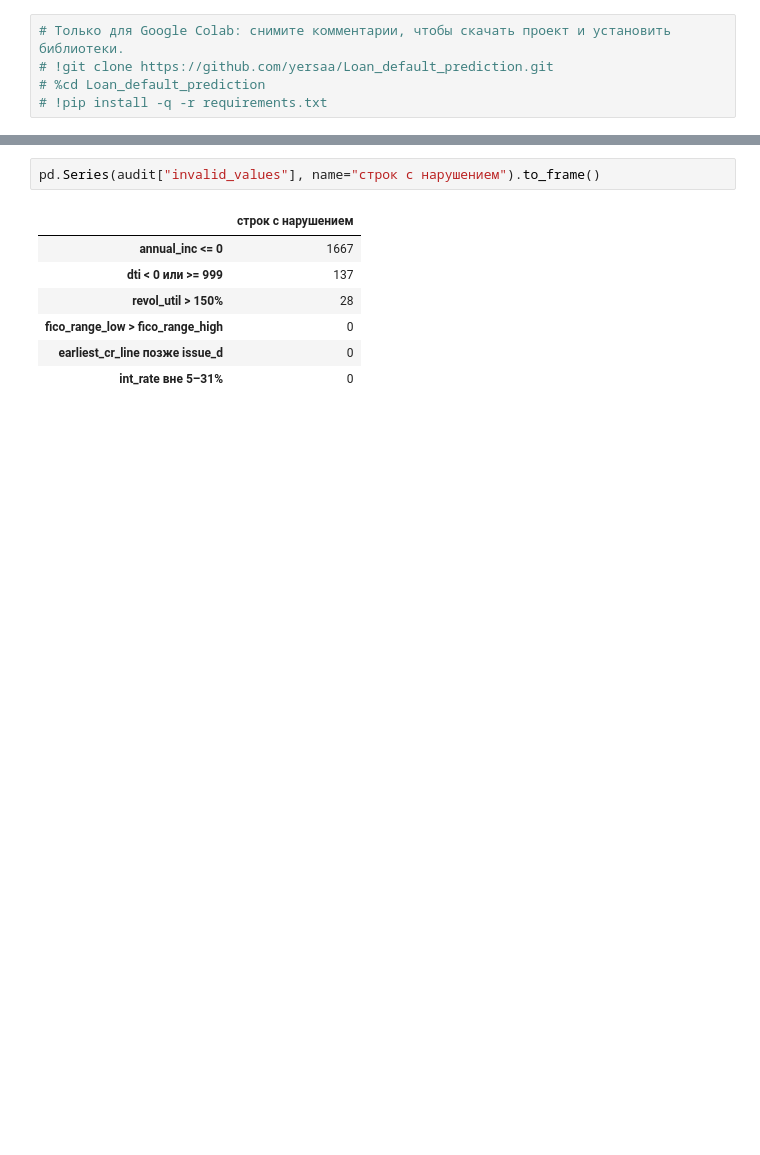
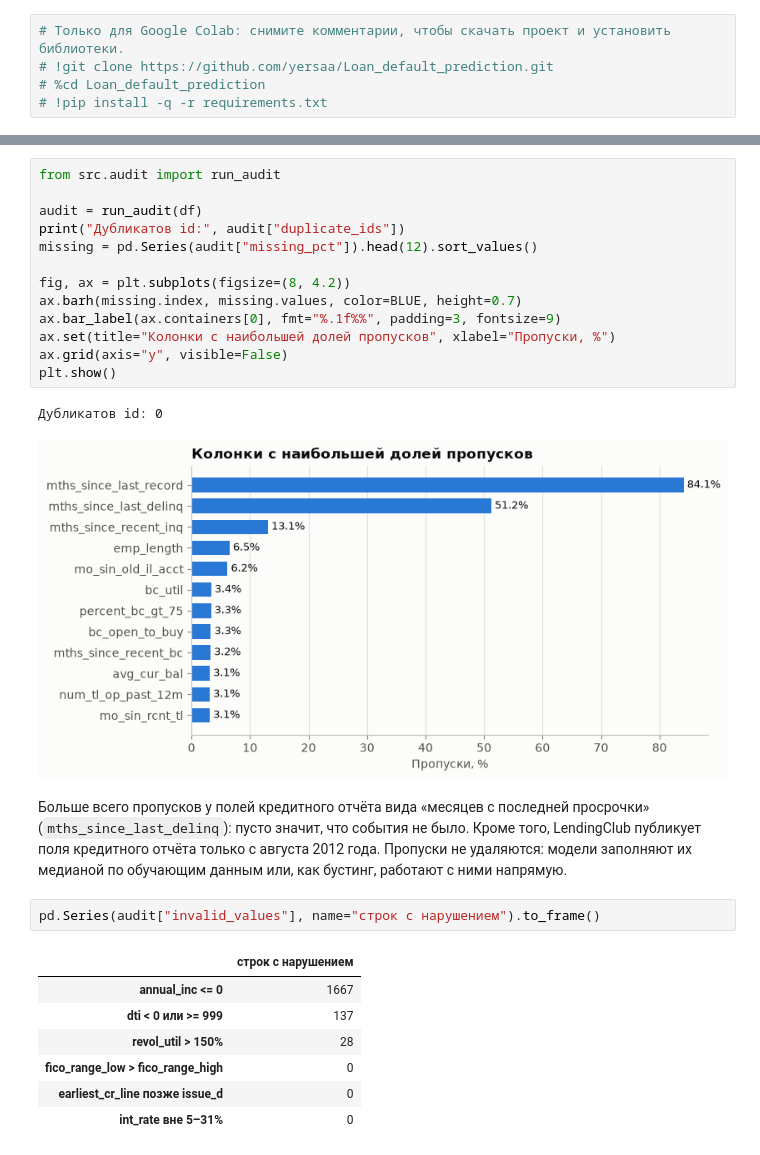
Before and after one commit to yersaa/Loan_default_prediction, a Jupyter notebook: project_walkthrough.ipynb, the cells around one changed output, grey strips where cells are left out. Cells and saved outputs as stored; diff of their text form; blank space fills up the shorter version.

```diff
--- a/project_walkthrough.ipynb
+++ b/project_walkthrough.ipynb
@@ -152,3 +165,23 @@ pd.Series(audit["missing_pct"], name="пропуски, %").head(10).to_frame()
+# %%
+from src.audit import run_audit
+
+audit = run_audit(df)
+print("Дубликатов id:", audit["duplicate_ids"])
+missing = pd.Series(audit["missing_pct"]).head(12).sort_values()
+
+fig, ax = plt.subplots(figsize=(8, 4.2))
+ax.barh(missing.index, missing.values, color=BLUE, height=0.7)
+ax.bar_label(ax.containers[0], fmt="%.1f%%", padding=3, fontsize=9)
+ax.set(title="Колонки с наибольшей долей пропусков", xlabel="Пропуски, %")
+ax.grid(axis="y", visible=False)
+plt.show()
+# %% [output]
+Дубликатов id: 0
+[figure, added]
+# %% [markdown]
+Больше всего пропусков у полей кредитного отчёта вида «месяцев с последней просрочки» (`mths_since_last_delinq`):
+пусто значит, что события не было. Кроме того, LendingClub публикует поля кредитного отчёта только с августа 2012 года.
+Пропуски не удаляются: модели заполняют их медианой по обучающим данным или, как бустинг, работают с ними напрямую.
 # %%
 pd.Series(audit["invalid_values"], name="строк с нарушением").to_frame()
 # %% [output]
```
Also changed, not shown: parts of 129 cells of this notebook, 5 other files.
